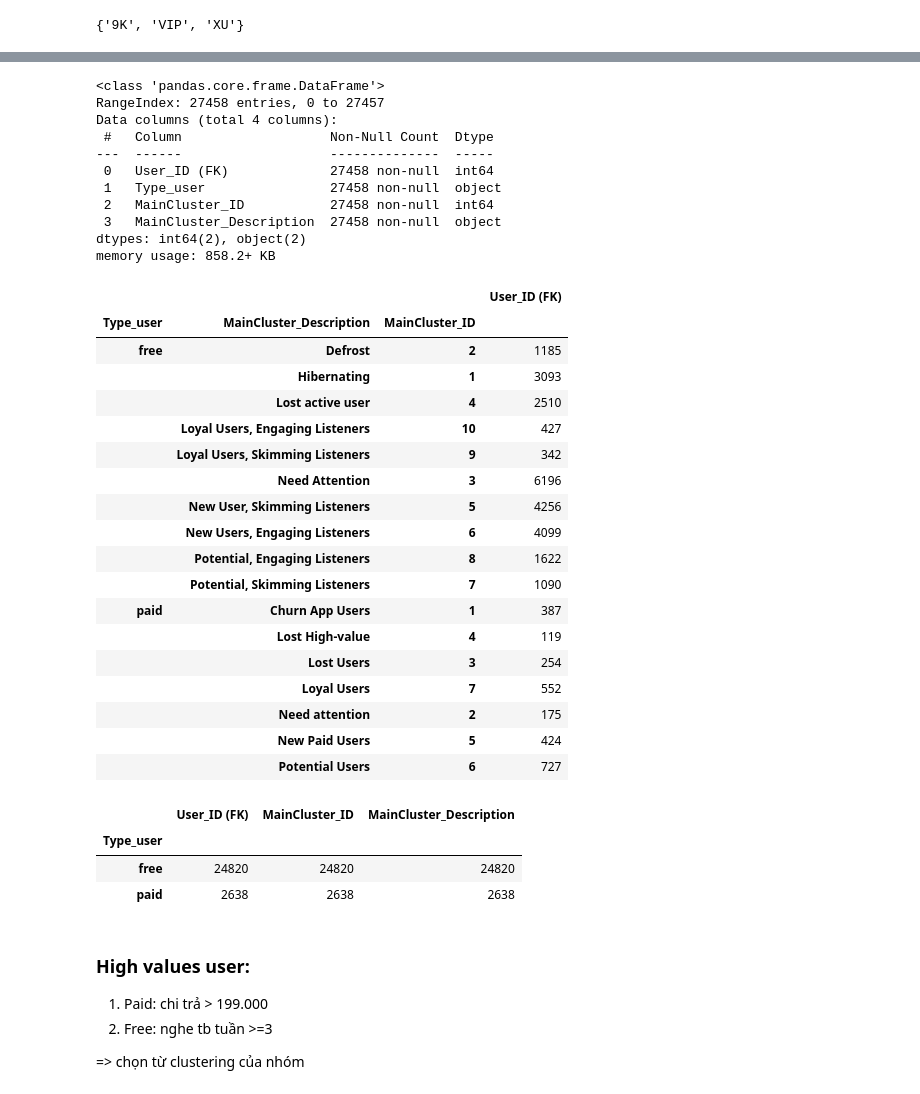
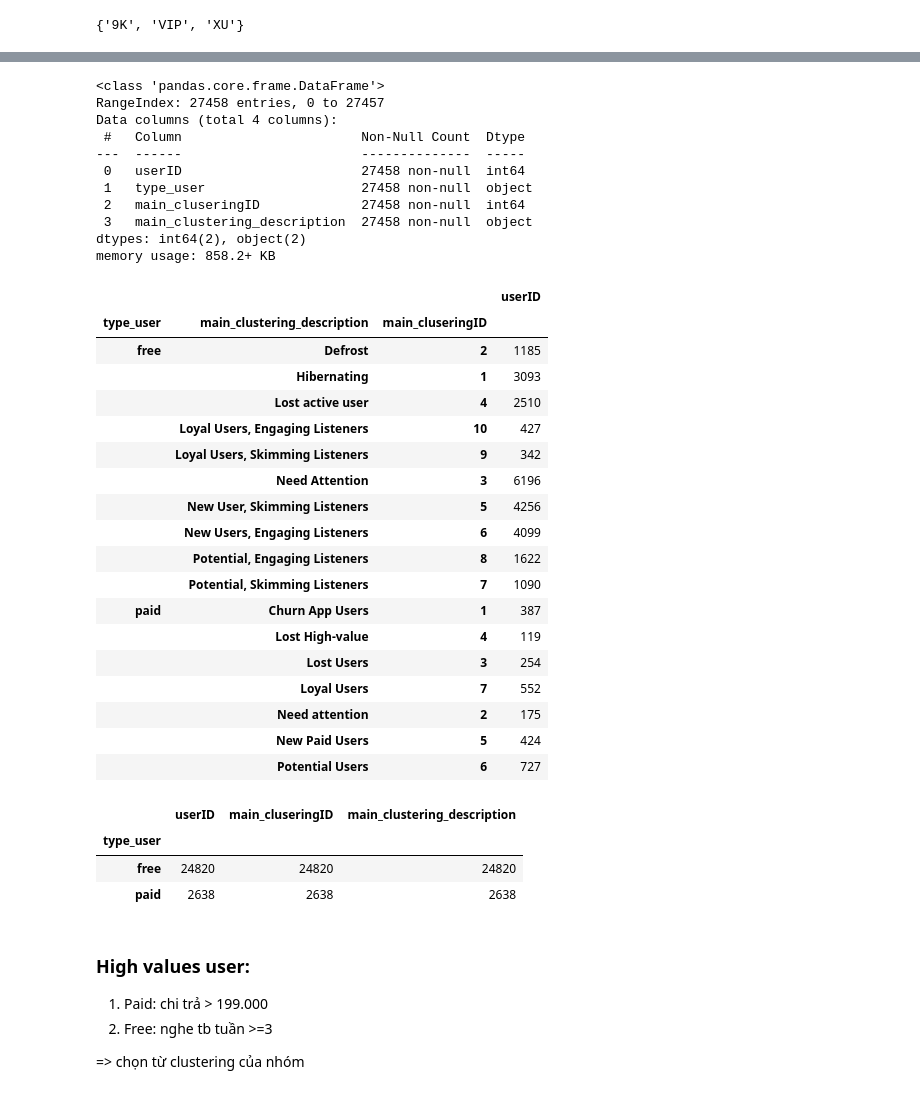
Before and after one commit to nhduong2803/Datacracy_scala_hackathon, a Jupyter notebook: EDA/invidual_EDA/thao_le.ipynb, the cells around one changed output, grey strips where cells are left out. Cells and saved outputs as stored; diff of their text form; code cells hidden in the pictures.

```diff
--- a/EDA/invidual_EDA/thao_le.ipynb
+++ b/EDA/invidual_EDA/thao_le.ipynb
@@ -10,3 +15,8 @@ user = pd.read_csv('user_processed.csv',sep=',')
+# %%
+order = order.rename(columns = {"OrderID (PK)": "oderID", "Transaction Date" : "transaction_date","UserID (FK)" : "userID", "Bill Type": "bill_type", "Total Amount": "total_amount" })
+clustering = clustering.rename(columns = {"User_ID (FK)": "userID", "Type_user": "type_user", "MainCluster_ID" : "main_cluseringID", "MainCluster_Description" : "main_clustering_description"})
+listening = listening.rename(columns = {"PlaylistID (PK)": "playlistID", "Playlist Name":"playlist_name", "Category":"cat", "Sub Category" :"sub_cat", "Playlist Type" :"palylist_type","Playlist Duration (min)": "playlist_duration","Actual Duration (min)":"actual_duation","UserID (FK)":"userID", "Listening Time":"listening_time", "Listening Date" :"listening_date", "Listening Datetime":"listening_datetime"})
+user = user.rename(columns = {"UserID (PK)":"userID", "VIP hay Free":"user_type", "Gender":"gender", "Year of Birth":"year_of_birth","Age Range": "age_range", "Age":"age", "Region": "region","Operation Systems":"operation_system","Registration Date":"registration_date", "Total Listerning":"total_listening", "Total Listening Time (Min)":"total_listening_time",   })
 # %%
 user.head()
 # %% [output]
@@ -131,43 +183,43 @@ clustering.info()
 <class 'pandas.core.frame.DataFrame'>
 RangeIndex: 27458 entries, 0 to 27457
 Data columns (total 4 columns):
- #   Column                   Non-Null Count  Dtype
----  ------                   --------------  -----
- 0   User_ID (FK)             27458 non-null  int64
- 1   Type_user                27458 non-null  object
- 2   MainCluster_ID           27458 non-null  int64
- 3   MainCluster_Description  27458 non-null  object
+ #   Column                       Non-Null Count  Dtype
+---  ------                       --------------  -----
+ 0   userID                       27458 non-null  int64
+ 1   type_user                    27458 non-null  object
+ 2   main_cluseringID             27458 non-null  int64
+ 3   main_clustering_description  27458 non-null  object
 dtypes: int64(2), object(2)
 memory usage: 858.2+ KB
+# %%
+clustering.groupby(['type_user','main_clustering_description','main_cluseringID']).count()
+# %% [output]
+|  |  |  | userID |
+| type_user | main_clustering_description | main_cluseringID |  |
+| free | Defrost | 2 | 1185 |
+|  | Hibernating | 1 | 3093 |
+|  | Lost active user | 4 | 2510 |
+|  | Loyal Users, Engaging Listeners | 10 | 427 |
+|  | Loyal Users, Skimming Listeners | 9 | 342 |
+|  | Need Attention | 3 | 6196 |
+|  | New User, Skimming Listeners | 5 | 4256 |
+|  | New Users, Engaging Listeners | 6 | 4099 |
+|  | Potential, Engaging Listeners | 8 | 1622 |
+|  | Potential, Skimming Listeners | 7 | 1090 |
+| paid | Churn App Users | 1 | 387 |
+|  | Lost High-value | 4 | 119 |
+|  | Lost Users | 3 | 254 |
+|  | Loyal Users | 7 | 552 |
+|  | Need attention | 2 | 175 |
+|  | New Paid Users | 5 | 424 |
+|  | Potential Users | 6 | 727 |
 # %%
-clustering.groupby(['Type_user','MainCluster_Description','MainCluster_ID']).count()
+clustering.groupby('type_user').count()
 # %% [output]
-|  |  |  | User_ID (FK) |
-| Type_user | MainCluster_Description | MainCluster_ID |  |
-| free | Defrost | 2 | 1185 |
-|  | Hibernating | 1 | 3093 |
-|  | Lost active user | 4 | 2510 |
-|  | Loyal Users, Engaging Listeners | 10 | 427 |
-|  | Loyal Users, Skimming Listeners | 9 | 342 |
-|  | Need Attention | 3 | 6196 |
-|  | New User, Skimming Listeners | 5 | 4256 |
-|  | New Users, Engaging Listeners | 6 | 4099 |
-|  | Potential, Engaging Listeners | 8 | 1622 |
-|  | Potential, Skimming Listeners | 7 | 1090 |
-| paid | Churn App Users | 1 | 387 |
-|  | Lost High-value | 4 | 119 |
-|  | Lost Users | 3 | 254 |
-|  | Loyal Users | 7 | 552 |
-|  | Need attention | 2 | 175 |
-|  | New Paid Users | 5 | 424 |
-|  | Potential Users | 6 | 727 |
+|  | userID | main_cluseringID | main_clustering_description |
+| type_user |  |  |  |
+| free | 24820 | 24820 | 24820 |
+| paid | 2638 | 2638 | 2638 |
-# %%
-clustering.groupby('Type_user').count()
-# %% [output]
-|  | User_ID (FK) | MainCluster_ID | MainCluster_Description |
-| Type_user |  |  |  |
-| free | 24820 | 24820 | 24820 |
-| paid | 2638 | 2638 | 2638 |
 # %% [markdown]
 ### High values user:
 1. Paid: chi trả > 199.000
```
Also changed, not shown: parts of 22 cells of this notebook, 1 other file.
